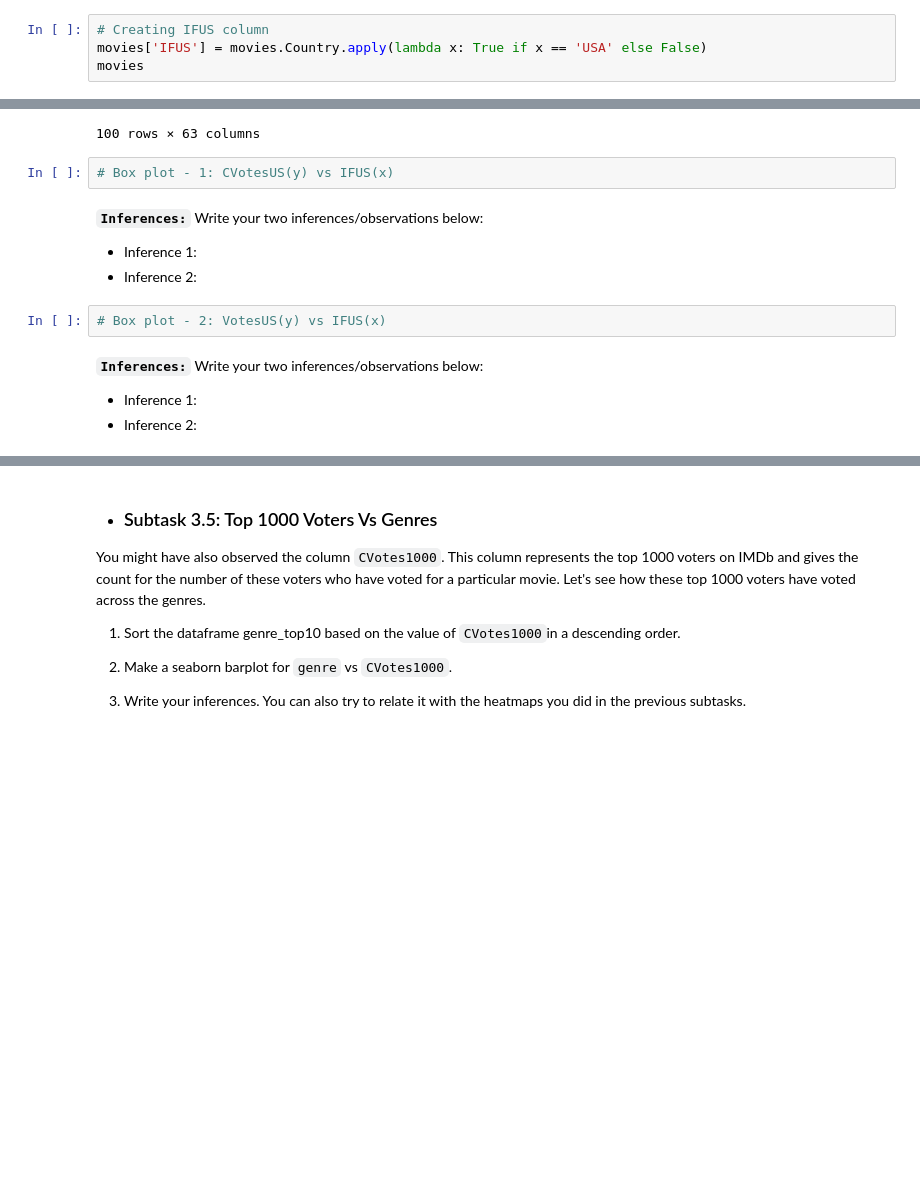
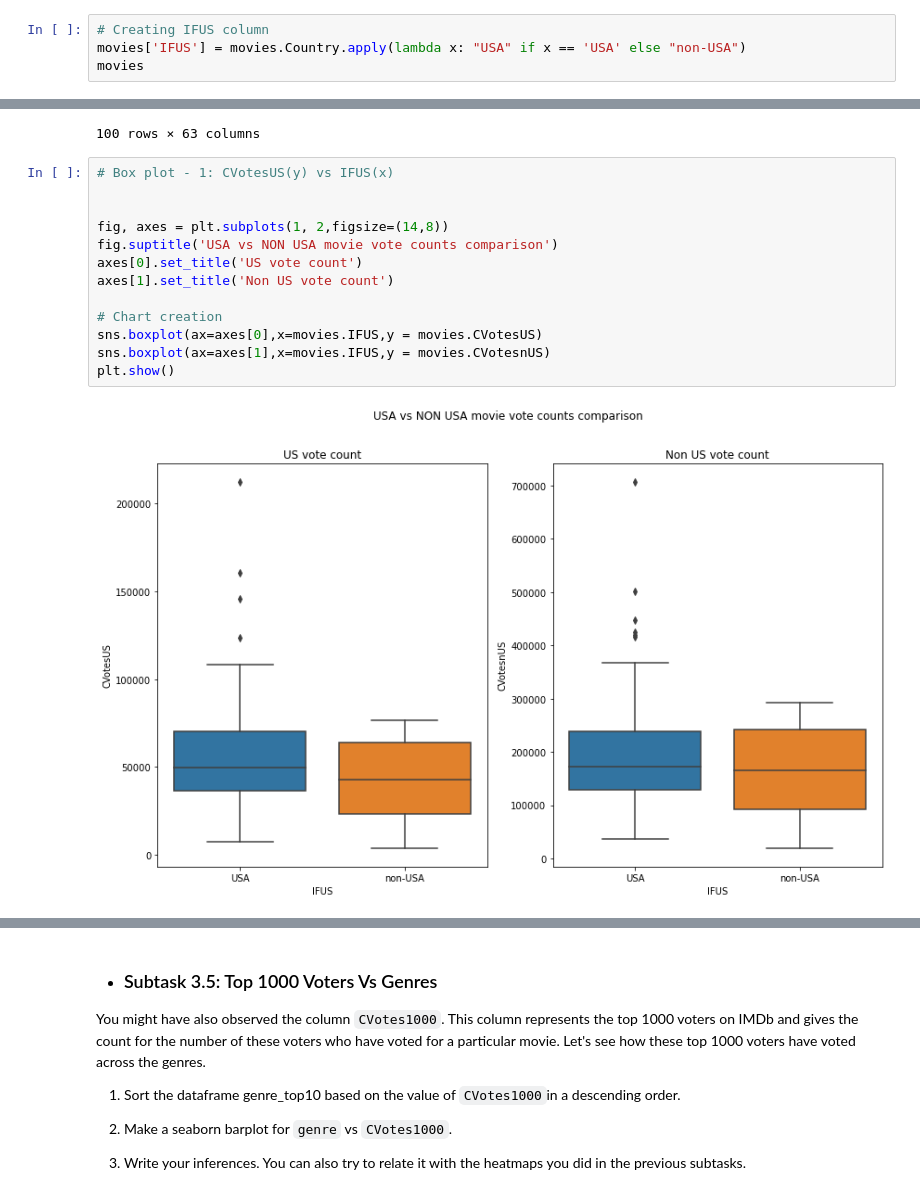
Before and after one commit to abhinav-m/data-science-bootcamp, a Jupyter notebook: projects/upgrad-imdb-assignment/IMDb+Movie+Assignment.ipynb, the cells around one changed output, grey strips where cells are left out. Saved outputs shown, nothing was run; the diff lists cells and outputs as text; blank space fills up the shorter version.

Commit message:
Added TODO exercise, completed imdb visualization project

```diff
--- a/projects/upgrad-imdb-assignment/IMDb+Movie+Assignment.ipynb
+++ b/projects/upgrad-imdb-assignment/IMDb+Movie+Assignment.ipynb
@@ -602,7 +607,7 @@ The dataset contains both the US and non-US movies. Let's analyse how both the U
 Note : Use `movies` dataframe for this subtask. Make use of this documention to format your boxplot - https://seaborn.pydata.org/generated/seaborn.boxplot.html
 # %%
 # Creating IFUS column
-movies['IFUS'] = movies.Country.apply(lambda x: True if x == 'USA' else False)
+movies['IFUS'] = movies.Country.apply(lambda x: "USA" if x == 'USA' else "non-USA")
 movies
 # %% [output]
 |  | Title | title_year | budget | Gross | actor_1_name | actor_2_name | actor_3_name | actor_1_facebook_likes | ... |
@@ -618,15 +623,18 @@ movies
 | 98 | Harry Potter and the Deathly Hall... | 2010 | 150000000 | 296347721 | Rupert Grint | Toby Jones | Alfred Enoch | 10000 | ... |
 | 99 | Tucker and Dale vs Evil | 2010 | 5000000 | 223838 | Katrina Bowden | Tyler Labine | Chelan Simmons | 948 | ... |
 100 rows × 63 columns
-# %%
-# Box plot - 1: CVotesUS(y) vs IFUS(x)
-# %% [markdown]
-**`Inferences:`** Write your two inferences/observations below:
-- Inference 1:
-- Inference 2:
-# %%
-# Box plot - 2: VotesUS(y) vs IFUS(x)
-# %% [markdown]
-**`Inferences:`** Write your two inferences/observations below:
-- Inference 1:
-- Inference 2:
+# %%
+# Box plot - 1: CVotesUS(y) vs IFUS(x)
+
+
+fig, axes = plt.subplots(1, 2,figsize=(14,8))
+fig.suptitle('USA vs NON USA movie vote counts comparison')
+axes[0].set_title('US vote count')
+axes[1].set_title('Non US vote count')
+
+# Chart creation
+sns.boxplot(ax=axes[0],x=movies.IFUS,y = movies.CVotesUS)
+sns.boxplot(ax=axes[1],x=movies.IFUS,y = movies.CVotesnUS)
+plt.show()
+# %% [output]
+[figure, added]
```
Also changed, not shown: parts of 11 cells of this notebook, 1 other file.
